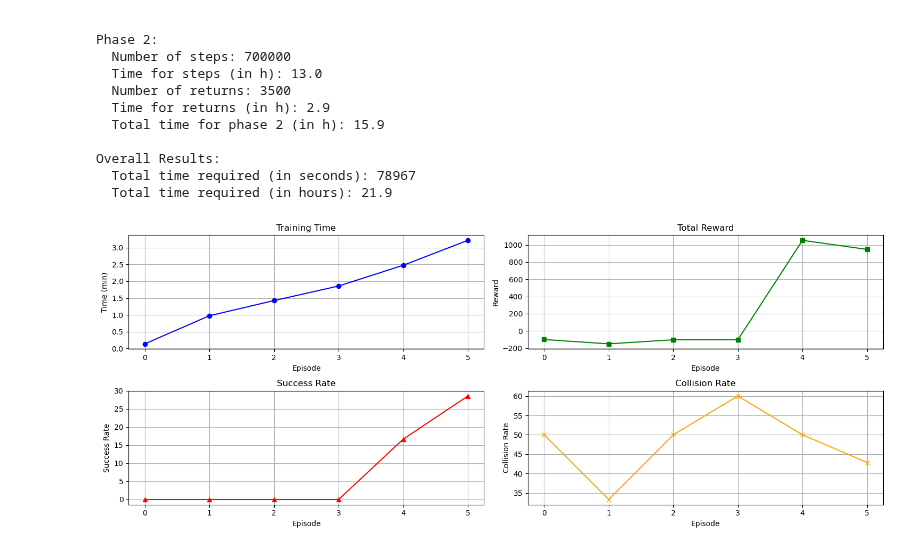
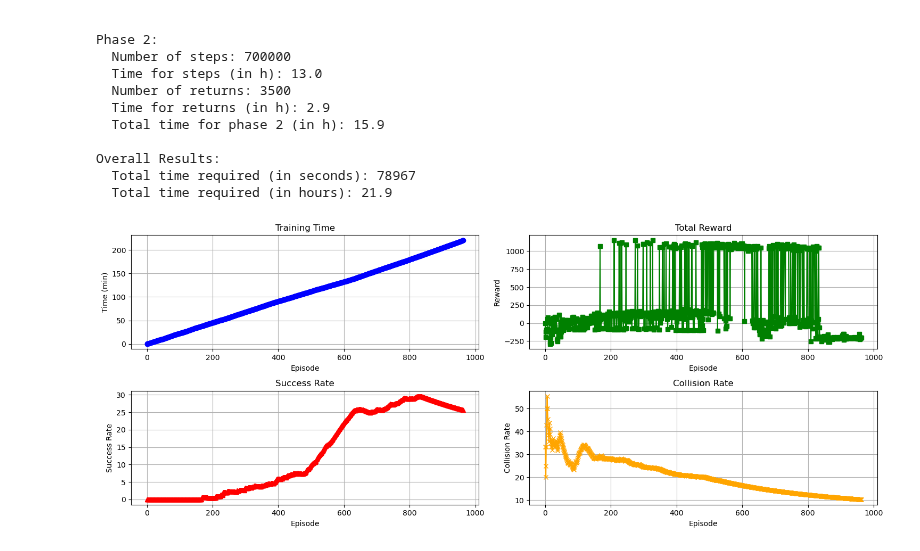
Before and after one commit to turcato-niccolo/test_turtlebot, a Jupyter notebook: results_gazebo.ipynb, the cells around one changed output. Drawn from its saved outputs; the diff is of its cells as text; code cells hidden in the pictures.

Commit message:
data train

```diff
--- a/results_gazebo.ipynb
+++ b/results_gazebo.ipynb
@@ -256,7 +256,7 @@ Overall Results:
   Total time required (in hours): 21.9
 # %%
 # Load the .npz file
-loaded_data = np.load("./results/stats.npz")
+loaded_data = np.load("./results/stats_TD3_64_64_0.npz")
 
 # Access the individual arrays using their keys
 episodes = loaded_data['Total_Episodes']
@@ -275,31 +275,31 @@ axs[0, 0].set_xlabel("Episode")
 axs[0, 0].set_ylabel("Time (min)")
 axs[0, 0].grid(True)
 
 # Plot Total Reward
 axs[0, 1].plot(rewards, label="Total Reward", color="g", marker="s")
 axs[0, 1].set_title("Total Reward")
 axs[0, 1].set_xlabel("Episode")
 axs[0, 1].set_ylabel("Reward")
 axs[0, 1].grid(True)
 
 # Plot Success Rate
 axs[1, 0].plot(success_rate, label="Success Rate", color="r", marker="^")
 axs[1, 0].set_title("Success Rate")
 axs[1, 0].set_xlabel("Episode")
 axs[1, 0].set_ylabel("Success Rate")
 axs[1, 0].grid(True)
 
 # Plot Collision Rate
 axs[1, 1].plot(collision_rate, label="Collision Rate", color="orange", marker="x")
 axs[1, 1].set_title("Collision Rate")
 axs[1, 1].set_xlabel("Episode")
 axs[1, 1].set_ylabel("Collision Rate")
 axs[1, 1].grid(True)
 
 # Adjust the layout to make it more readable
 plt.tight_layout()
 
 # Show the plot
 plt.show()
 # %% [output]
-[figure, old version]
+[figure, new version]
```
Also changed, not shown: 15 other files.
